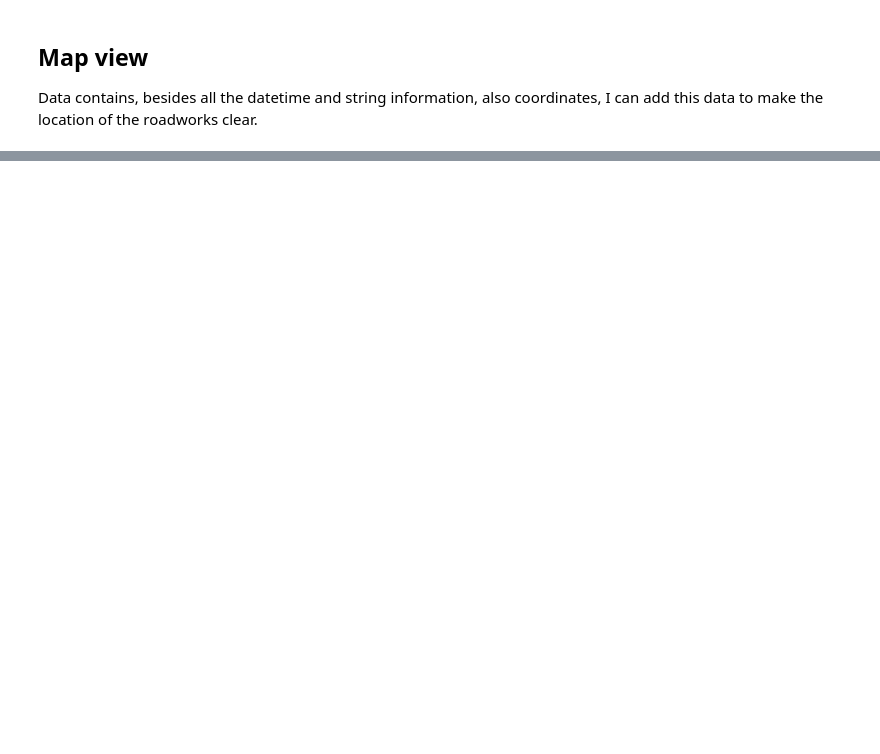
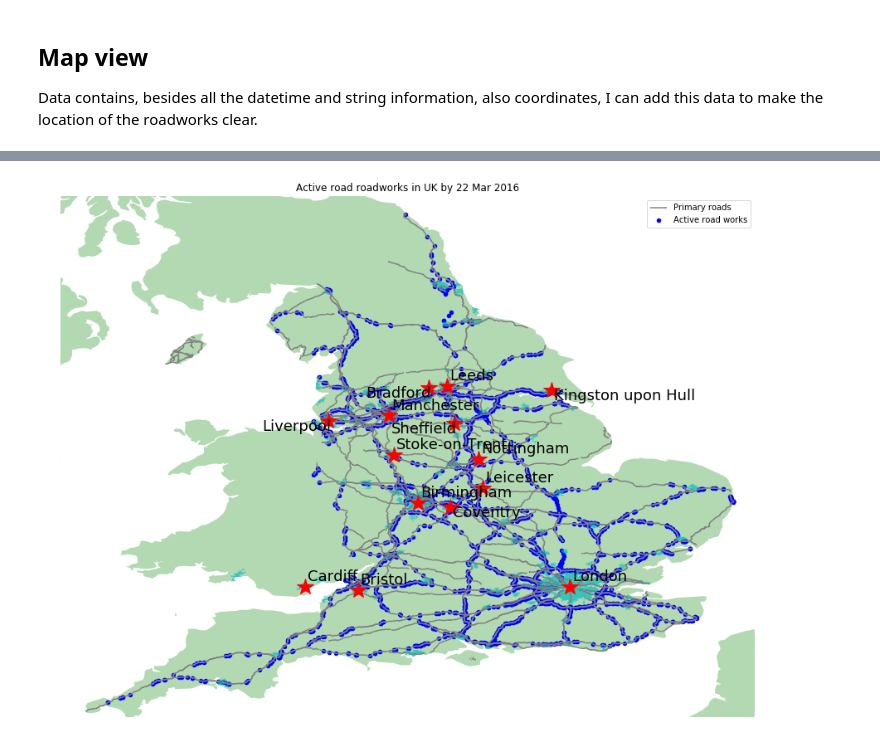
Before and after one commit to AndreyLugovskoy/roadworks_assignment, a Jupyter notebook: Road_works.ipynb, the cells around one changed output, grey strips where cells are left out. Drawn from its saved outputs; the diff is of its cells as text; code cells hidden in the pictures; blank space fills up the shorter version.

```diff
--- a/Road_works.ipynb
+++ b/Road_works.ipynb
@@ -610,0 +907,94 @@ roadsMap.plot(ax = ax, alpha=0.4, color='grey')
+# %%
+
+def plot_map(data,name):
+    # TODO: add comment here
+    # Plots nice plots for final report
+
+    import geopandas as gp
+    import matplotlib.pyplot as plt
+    from pyproj import Proj, transform
+    from shapely.geometry import Point, Polygon
+
+    roadsMap2=gp.read_file('./geodata/slim_roads.shp')
+    cont=gp.read_file('./geodata/ne_10m_admin_0_countries.shp')
+    #cities=pd.read_csv('./GB.csv')
+    cities=gp.read_file('./geodata/Major_Towns_and_Cities_December_2015_Boundaries.geojson')
+
+
+    fig,ax = plt.subplots(figsize = (15,15))
+
+    data_copy=data.copy()
+
+    data_copy[['centre_easting', 'centre_northing']] = data_copy[['centre_easting', 'centre_northing']].astype(float)
+
+    ax.set_xlim([-6,2])
+    ax.set_ylim([50,56])
+
+    inProj = Proj(init='epsg:27700')  # projected
+    outProj = Proj(init='epsg:4326') # lat/long
+
+    x2,y2 = transform(inProj,outProj,x1,y1, )
+    e_n = list(zip(data_copy.centre_easting, data_copy.centre_northing))
+    e_n = [ transform(inProj,outProj,x,y) for x,y in e_n ]
+
+    gs = gp.GeoSeries([Point(pnt[0],pnt[1]) for pnt in e_n])
+
+    ax.axis('off')
+
+    start_max = data_copy.loc[data_copy['start_date'].idxmax()]['start_date']
+    ax.set_title('Active road roadworks in UK by '+str('22 Mar 2016'))
+
+    cont.plot(ax=ax, alpha=0.3, color = 'g')
+    roadsMap2.plot(ax = ax, alpha=1.0, color='grey', label = 'Primary roads')
+    gs.plot(ax=ax, marker='o', color='blue', markersize=20, label = 'Active road works')
+
+    cities['geometry'].plot(ax=ax, alpha=0.7, color = 'c', label = 'Populated areas')
+
+    import seaborn as sns
+    sns.set_palette(sns.color_palette("hls", 20))
+
+    # Adding large cities points
+    plot_data = zip(cities.geometry.centroid.x, cities.geometry.centroid.y,
+        cities.tcity15nm, cities.st_areashape)
+    for i, p  in enumerate(plot_data):
+        x, y, n, s = p
+        if s > 6.00e+07:
+            ax.plot(x,y, markersize = 20, marker='*', color='r')
+            if i%2:
+                ha='left'
+                va='bottom'
+            else:
+                ha='right'
+                va='top'
+            # I was running out of time...
+            # I did my best to avoid it
+            if n == 'Coventry':
+                va='top'
+            if n == 'Kingston upon Hull':
+                ha='left'
+            if n == 'Stroke-on-Trent':
+                ha='left'
+                va='top'
+            if n == 'Notingham':
+                ha='left'
+                va='bottom'
+            ax.annotate(n, xy=(x,y), xytext=(3, 3), horizontalalignment=ha,
+                        verticalalignment=va, textcoords="offset points", fontsize = 18)
+
+
+
+                       #annotate(label, xy=(x,y), xytext=(3, 3), textcoords="offset points", fontsize = 20)
+    ax.legend(loc='upper right')
+    cities
+
+    fig.savefig(name+'.png', bbox_inches='tight',dpi = 300)
+
+#plot_map(roadWorks,'general')
+
+date_min = datetime.strptime('Mar 25 2016  11:59PM', '%b %d %Y %I:%M%p')
+date_max = datetime.strptime('Mar 28 2016  11:59PM', '%b %d %Y %I:%M%p')
+
+plot_map(roadWorks,'general')
+plot_map(busyView, 'easter')
+# %% [output]
+[figure, added]
```
Also changed, not shown: parts of 16 cells of this notebook.
